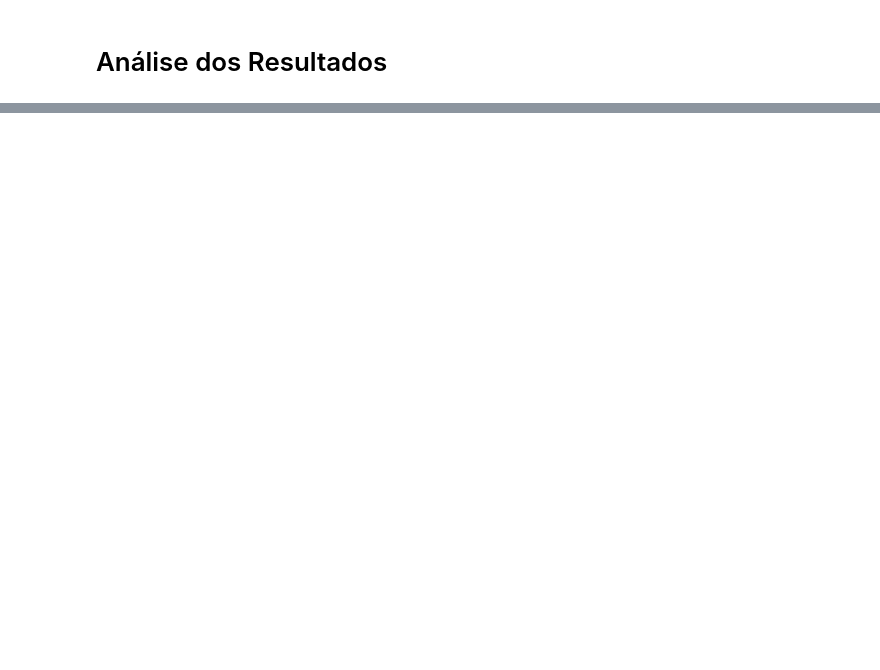
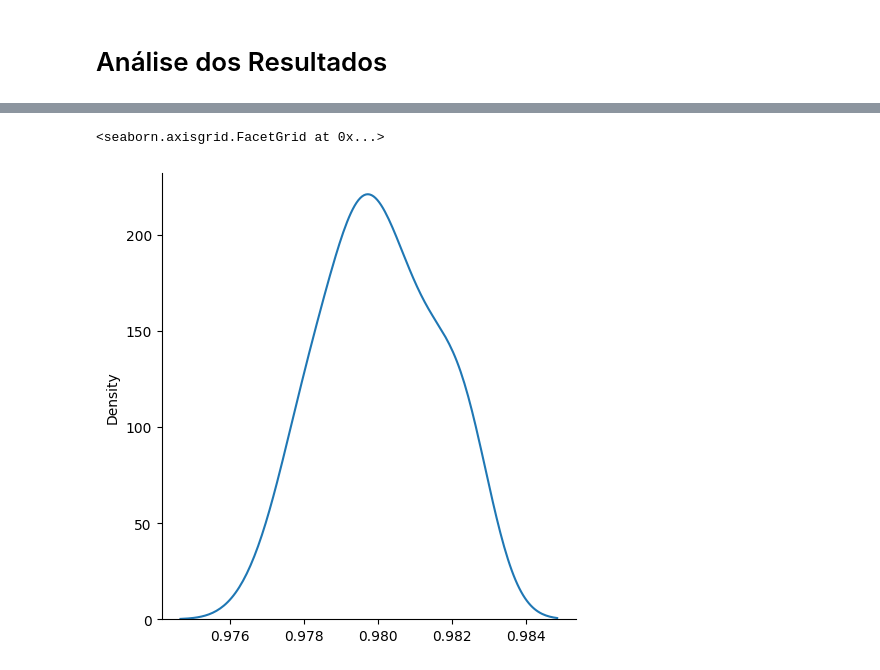
Before and after one commit to falcao-2005/curso-machine-learning, a Jupyter notebook: tunning/codigo_credito_tn.ipynb, the cells around one changed output, grey strips where cells are left out. Cells and saved outputs as stored; diff of their text form; code cells hidden in the pictures; blank space fills up the shorter version.

```diff
--- a/tunning/codigo_credito_tn.ipynb
+++ b/tunning/codigo_credito_tn.ipynb
@@ -592,0 +613,5 @@ dtype: float64
+# %%
+sns.displot(resultados_knn, kind='kde')
+# %% [output]
+<seaborn.axisgrid.FacetGrid at 0x...>
+[figure, added]
```
Also changed, not shown: parts of 34 cells of this notebook, 1 other file.
